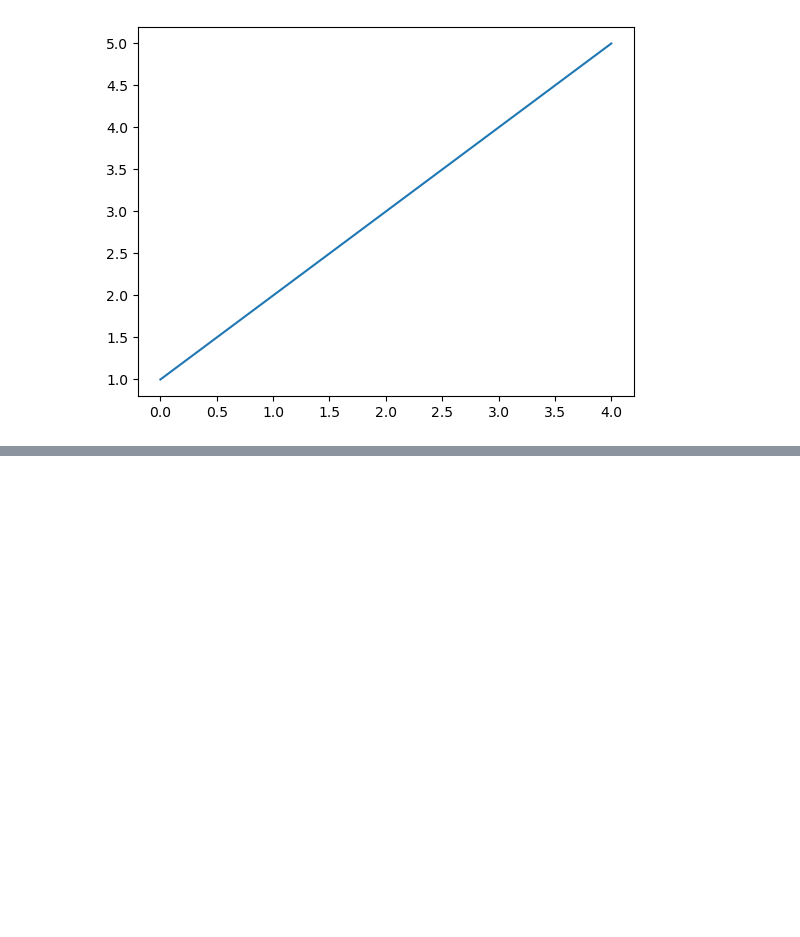
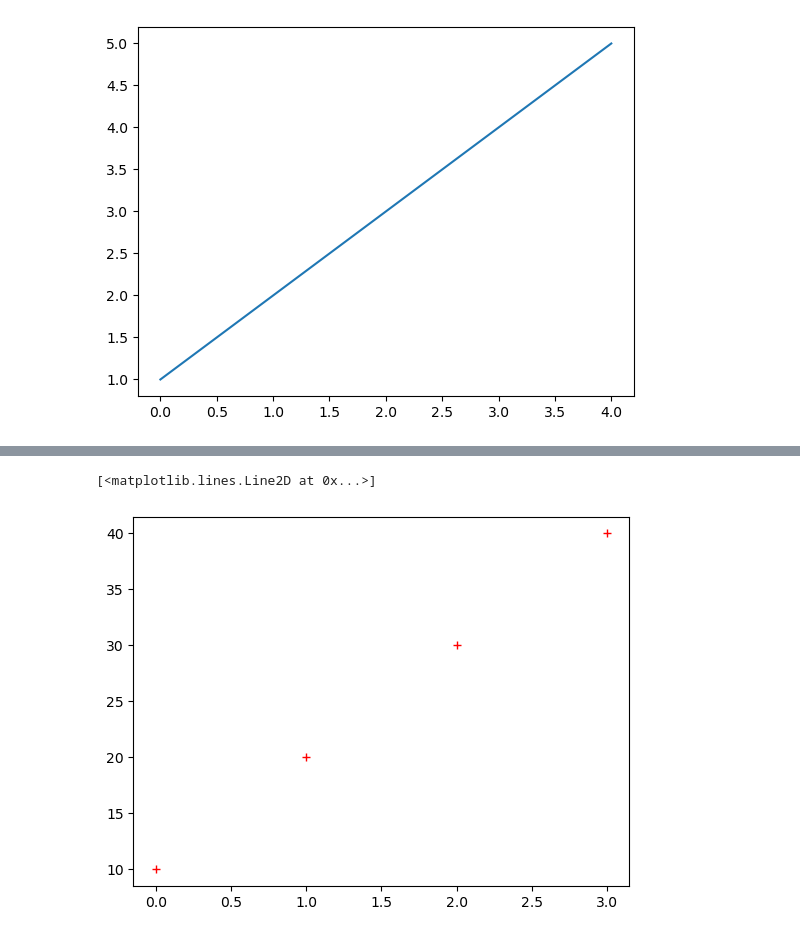
Before and after one commit to JIYAULLAMC/data_science1, a Jupyter notebook: mat_plot_lib1.ipynb, the cells around one changed output, grey strips where cells are left out. Drawn from its saved outputs; the diff is of its cells as text; code cells hidden in the pictures; blank space fills up the shorter version.

```diff
--- a/mat_plot_lib1.ipynb
+++ b/mat_plot_lib1.ipynb
@@ -16,0 +22,5 @@ plt.plot([1,2,3,4,5])
+# %%
+plt.plot([10,20,30,40], 'r+')  # used to represent the line as + points
+# %% [output]
+[<matplotlib.lines.Line2D at 0x...>]
+[figure, added]
```
Also changed, not shown: parts of 14 cells of this notebook.
